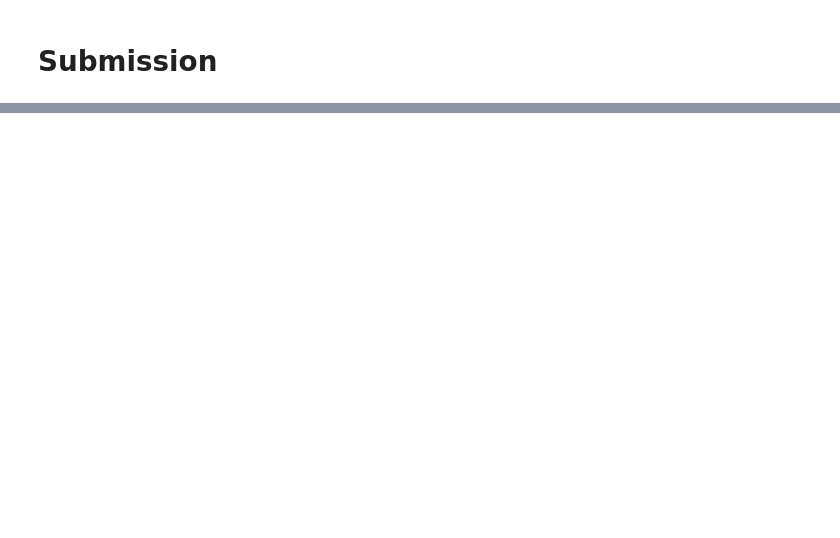
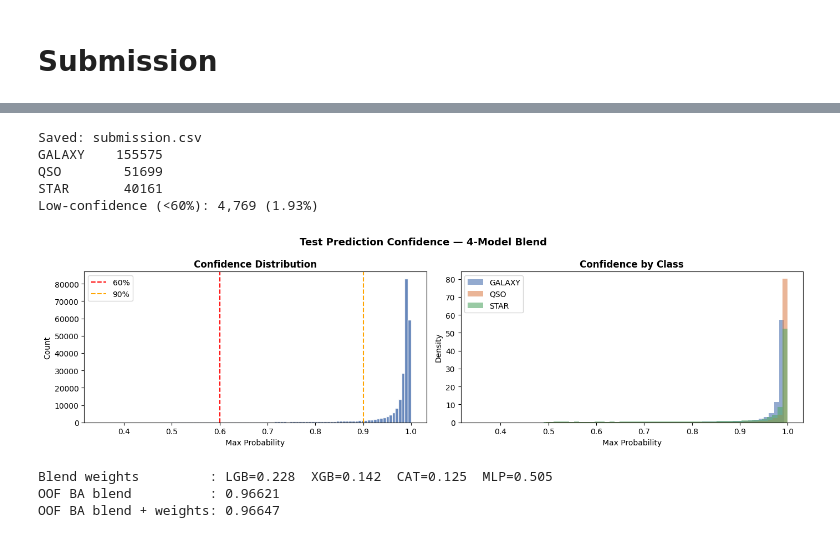
Before and after one commit to 23f2001942/KaggleCompetitions, a Jupyter notebook: Predict Stellar Class.ipynb, the cells around one changed output, grey strips where cells are left out. Drawn from its saved outputs; the diff is of its cells as text; code cells hidden in the pictures; blank space fills up the shorter version.

```diff
--- a/Predict Stellar Class.ipynb
+++ b/Predict Stellar Class.ipynb
@@ -870,0 +639,45 @@ OOF BA with weights   : 0.96510
+# %%
+labels = le.inverse_transform(test_final.argmax(axis=1))
+
+sub = pd.read_csv('/kaggle/input/competitions/playground-series-s6e6/sample_submission.csv')
+sub['class'] = labels
+sub.to_csv('submission.csv', index=False)
+
+low_conf = (test_final.max(axis=1) < 0.6).sum()
+print(f'Saved: submission.csv')
+print(pd.Series(labels).value_counts().to_string())
+print(f'Low-confidence (<60%): {low_conf:,} ({low_conf/len(labels)*100:.2f}%)')
+
+fig, axes = plt.subplots(1, 2, figsize=(14, 4))
+axes[0].hist(test_final.max(axis=1), bins=100,
+             color='#4C72B0', edgecolor='white', alpha=0.85)
+axes[0].axvline(0.6, color='red',    linestyle='--', label='60%')
+axes[0].axvline(0.9, color='orange', linestyle='--', label='90%')
+axes[0].set_xlabel('Max Probability'); axes[0].set_ylabel('Count')
+axes[0].set_title('Confidence Distribution', fontweight='bold')
+axes[0].legend()
+
+for idx, cls_name in enumerate(le.classes_):
+    mask = test_final.argmax(axis=1) == idx
+    axes[1].hist(test_final[mask].max(axis=1), bins=60, alpha=0.6,
+                 color=CLASS_COLORS[cls_name], density=True, label=cls_name)
+axes[1].set_xlabel('Max Probability'); axes[1].set_ylabel('Density')
+axes[1].set_title('Confidence by Class', fontweight='bold')
+axes[1].legend()
+plt.suptitle('Test Prediction Confidence — 4-Model Blend', fontsize=13, fontweight='bold')
+plt.tight_layout(); plt.show()
+
+print(f'\nBlend weights         : ' +
+      '  '.join(f'{n}={w:.3f}' for n, w in zip(MODEL_NAMES, blend_w)))
+print(f'OOF BA blend          : {ba_blend:.5f}')
+print(f'OOF BA blend + weights: {global_score:.5f}')
+# %% [output]
+Saved: submission.csv
+GALAXY    155575
+QSO        51699
+STAR       40161
+Low-confidence (<60%): 4,769 (1.93%)
+[figure, added]
+Blend weights         : LGB=0.228  XGB=0.142  CAT=0.125  MLP=0.505
+OOF BA blend          : 0.96621
+OOF BA blend + weights: 0.96647
```
Also changed, not shown: parts of 16 cells of this notebook.
